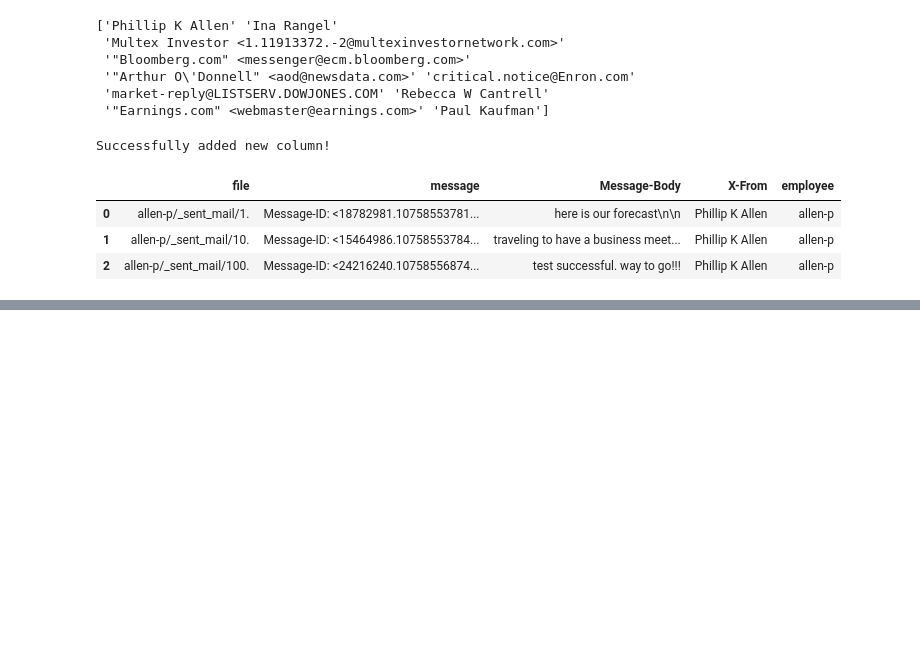
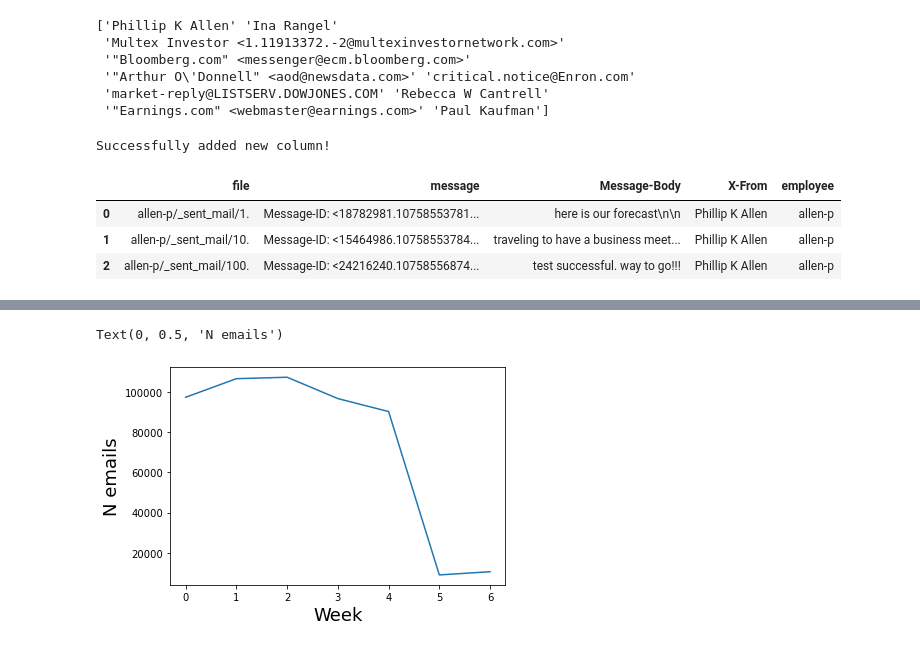
Before and after one commit to nedraki/Enron-Email, a Jupyter notebook: Second.ipynb, the cells around one changed output, grey strips where cells are left out. Drawn from its saved outputs; the diff is of its cells as text; code cells hidden in the pictures; blank space fills up the shorter version.

```diff
--- a/Second.ipynb
+++ b/Second.ipynb
@@ -175,0 +305,9 @@ emails.shape
+# %%
+# Weekly
+
+ax_wk = emails.groupby(emails['Date'].dt.dayofweek)['Message-Body'].count().plot()
+ax_wk.set_xlabel('Week', fontsize=18)
+ax_wk.set_ylabel('N emails', fontsize=18)
+# %% [output]
+Text(0, 0.5, 'N emails')
+[figure, added]
```
Also changed, not shown: parts of 22 cells of this notebook.
